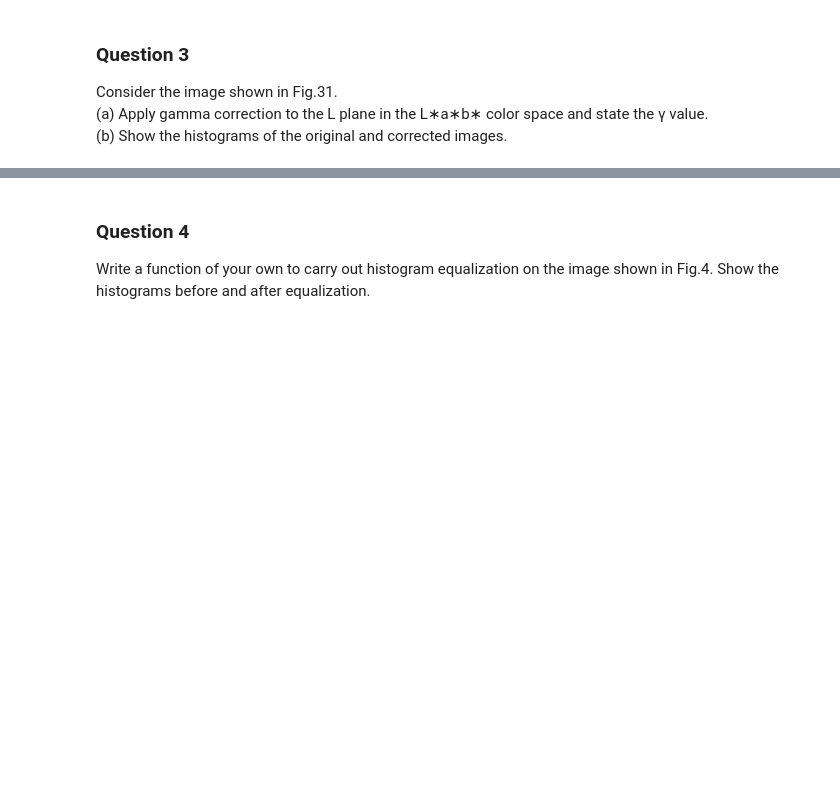
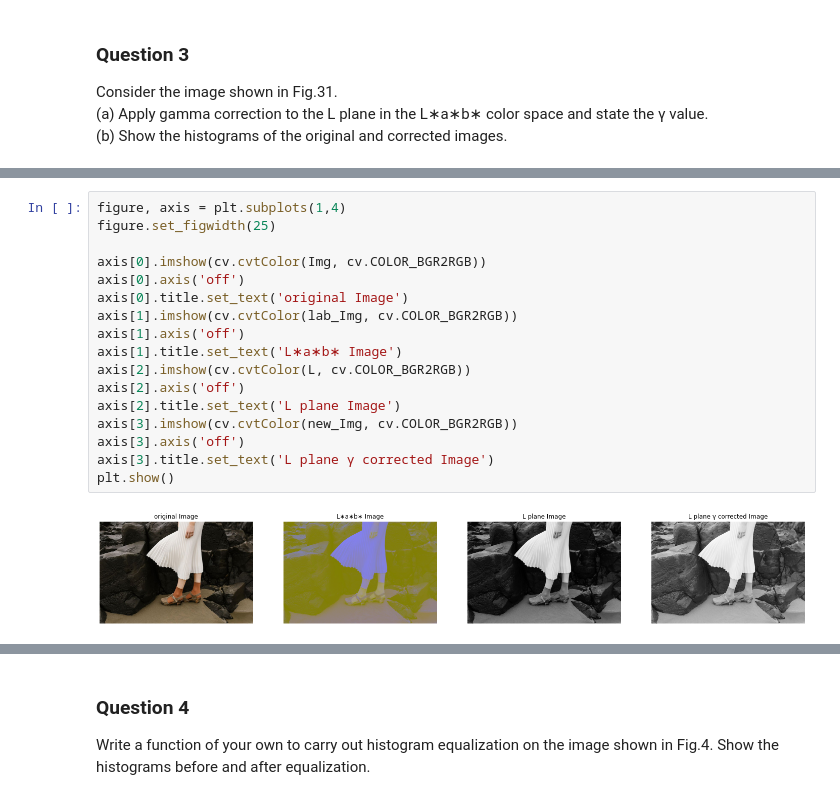
Before and after one commit to ayodyawkh/EN2550, a Jupyter notebook: Assignment_1/Assignment1.ipynb, the cells around one changed output, grey strips where cells are left out. Saved outputs shown, nothing was run; the diff lists cells and outputs as text; blank space fills up the shorter version.

```diff
--- a/Assignment_1/Assignment1.ipynb
+++ b/Assignment_1/Assignment1.ipynb
@@ -113,0 +141,19 @@ Consider the image shown in Fig.31. <br>
+# %%
+figure, axis = plt.subplots(1,4)
+figure.set_figwidth(25)
+
+axis[0].imshow(cv.cvtColor(Img, cv.COLOR_BGR2RGB))
+axis[0].axis('off')
+axis[0].title.set_text('original Image')
+axis[1].imshow(cv.cvtColor(lab_Img, cv.COLOR_BGR2RGB))
+axis[1].axis('off')
+axis[1].title.set_text('L∗a∗b∗ Image')
+axis[2].imshow(cv.cvtColor(L, cv.COLOR_BGR2RGB))
+axis[2].axis('off')
+axis[2].title.set_text('L plane Image')
+axis[3].imshow(cv.cvtColor(new_Img, cv.COLOR_BGR2RGB))
+axis[3].axis('off')
+axis[3].title.set_text('L plane γ corrected Image')
+plt.show()
+# %% [output]
+[figure, added]
```
Also changed, not shown: parts of 2 cells of this notebook.
